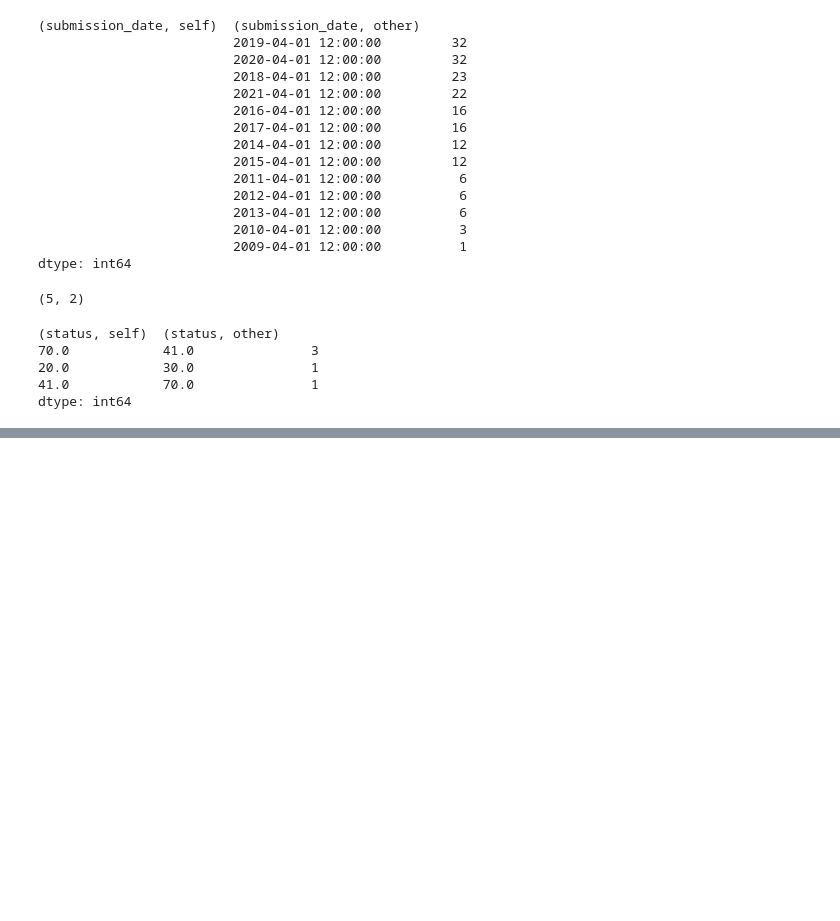
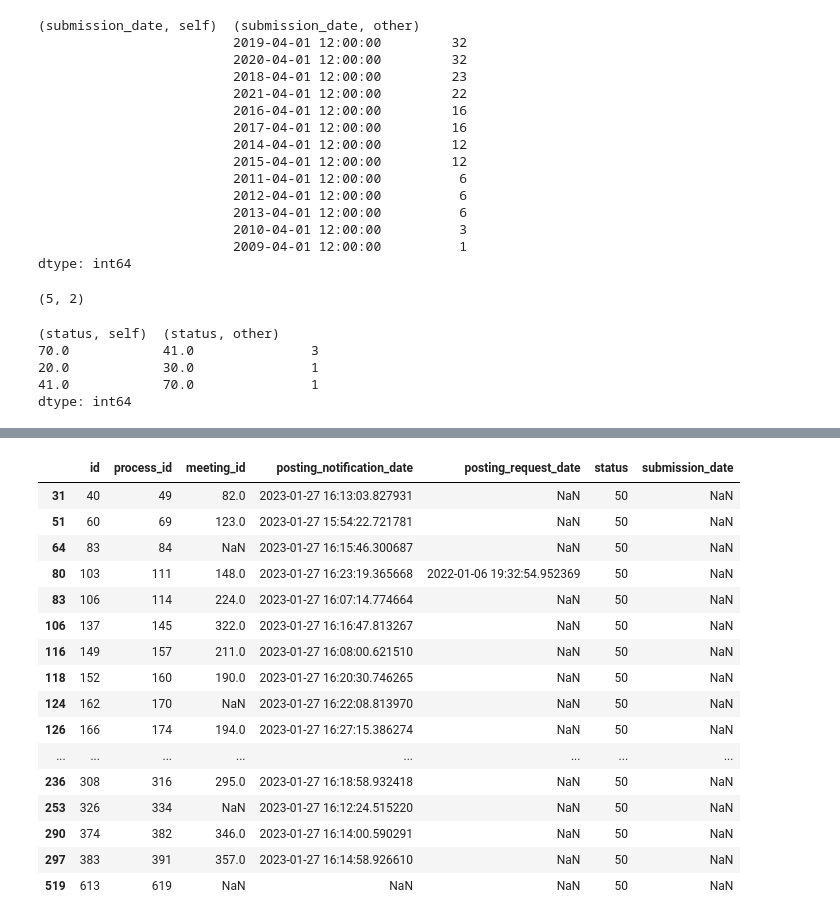
Before and after one commit to KevinCarr42/date_update_script, a Jupyter notebook: date_update_script.ipynb, the cells around one changed output, grey strips where cells are left out. Saved outputs shown, nothing was run; the diff lists cells and outputs as text; code cells hidden in the pictures; blank space fills up the shorter version.

```diff
--- a/date_update_script.ipynb
+++ b/date_update_script.ipynb
@@ -424,0 +546,23 @@ dtype: int64
+# %%
+r_col_idx = [0, 5, 18, 19, 27, 28]
+t_col_idx = [0, 5, 10, 15, 16, 17, 18]
+# %%
+# requests
+df_r = r5_after[r5_before.submission_date != r5_after.submission_date].dropna(subset=['submission_date'])
+request_request_id = [x for x in df_r.id]
+# %%
+# tor
+process_request_table = pd.read_csv('after_saving/dmapps_test2_v2_csas2_process_csas_requests.csv')
+df_t = tor5_after[(tor5_before.submission_date != tor5_after.submission_date)].dropna(subset=['submission_date'])
+
+tor_process_id = [x for x in df_t.process_id]
+tor_request_id = [x for x in process_request_table[process_request_table.process_id.isin(tor_process_id)].csasrequest_id]
+# %%
+# not in tor
+r_id_not_in_tor = sorted([x for x in request_request_id if x not in tor_request_id])
+
+# only in tor
+r_id_only_in_tor = sorted([x for x in tor_request_id if x not in request_request_id])
+
+# both
+r_id_in_both = sorted([x for x in request_request_id if x in tor_request_id])
@@ -424,0 +651,22 @@ dtype: int64
+# %%
+# all of these needed to be fixed, so this looks correct
+# BUT, why are ToR without submission dates connected to requests with submission_dates?
+tor5_before[tor5_before.process_id.isin([x for x in process_request_table[process_request_table.csasrequest_id.isin(r_id_only_in_tor)].process_id])].iloc[:, t_col_idx]
+# %% [output]
+|  | id | process_id | meeting_id | posting_notification_date | posting_request_date | status | submission_date |
+| 31 | 40 | 49 | 82.0 | 2023-01-27 16:13:03.827931 | NaN | 50 | NaN |
+| 51 | 60 | 69 | 123.0 | 2023-01-27 15:54:22.721781 | NaN | 50 | NaN |
+| 64 | 83 | 84 | NaN | 2023-01-27 16:15:46.300687 | NaN | 50 | NaN |
+| 80 | 103 | 111 | 148.0 | 2023-01-27 16:23:19.365668 | 2022-01-06 19:32:54.952369 | 50 | NaN |
+| 83 | 106 | 114 | 224.0 | 2023-01-27 16:07:14.774664 | NaN | 50 | NaN |
+| 106 | 137 | 145 | 322.0 | 2023-01-27 16:16:47.813267 | NaN | 50 | NaN |
+| 116 | 149 | 157 | 211.0 | 2023-01-27 16:08:00.621510 | NaN | 50 | NaN |
+| 118 | 152 | 160 | 190.0 | 2023-01-27 16:20:30.746265 | NaN | 50 | NaN |
+| 124 | 162 | 170 | NaN | 2023-01-27 16:22:08.813970 | NaN | 50 | NaN |
+| 126 | 166 | 174 | 194.0 | 2023-01-27 16:27:15.386274 | NaN | 50 | NaN |
+| ... | ... | ... | ... | ... | ... | ... | ... |
+| 236 | 308 | 316 | 295.0 | 2023-01-27 16:18:58.932418 | NaN | 50 | NaN |
+| 253 | 326 | 334 | NaN | 2023-01-27 16:12:24.515220 | NaN | 50 | NaN |
+| 290 | 374 | 382 | 346.0 | 2023-01-27 16:14:00.590291 | NaN | 50 | NaN |
+| 297 | 383 | 391 | 357.0 | 2023-01-27 16:14:58.926610 | NaN | 50 | NaN |
+| 519 | 613 | 619 | NaN | NaN | NaN | 50 | NaN |
```
Also changed, not shown: parts of 29 cells of this notebook, 8 other files.
